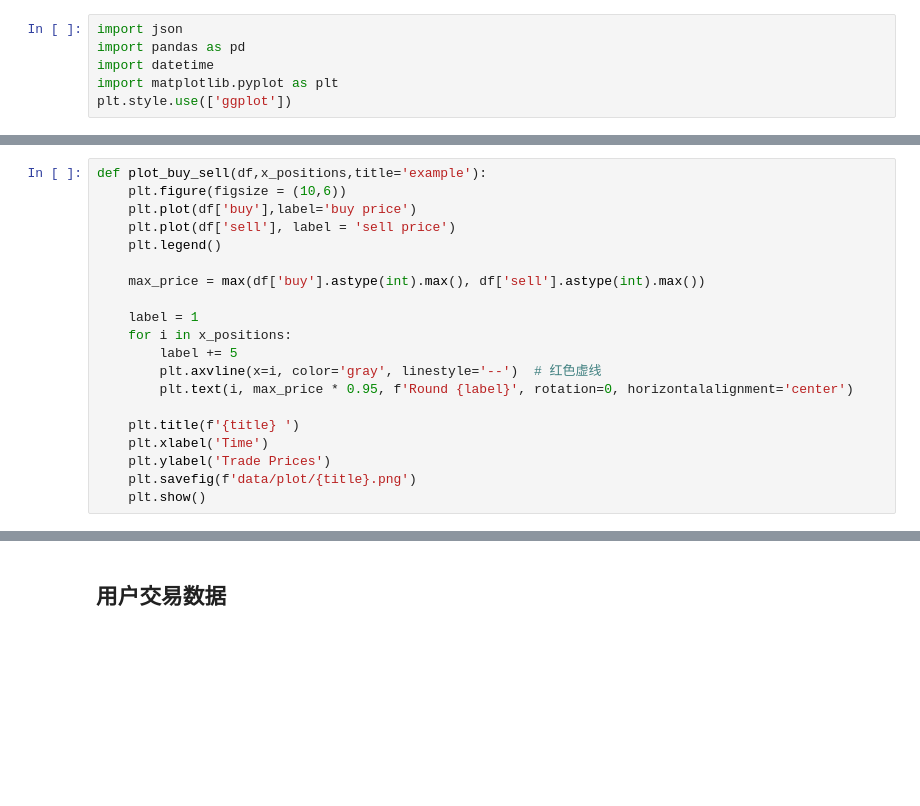
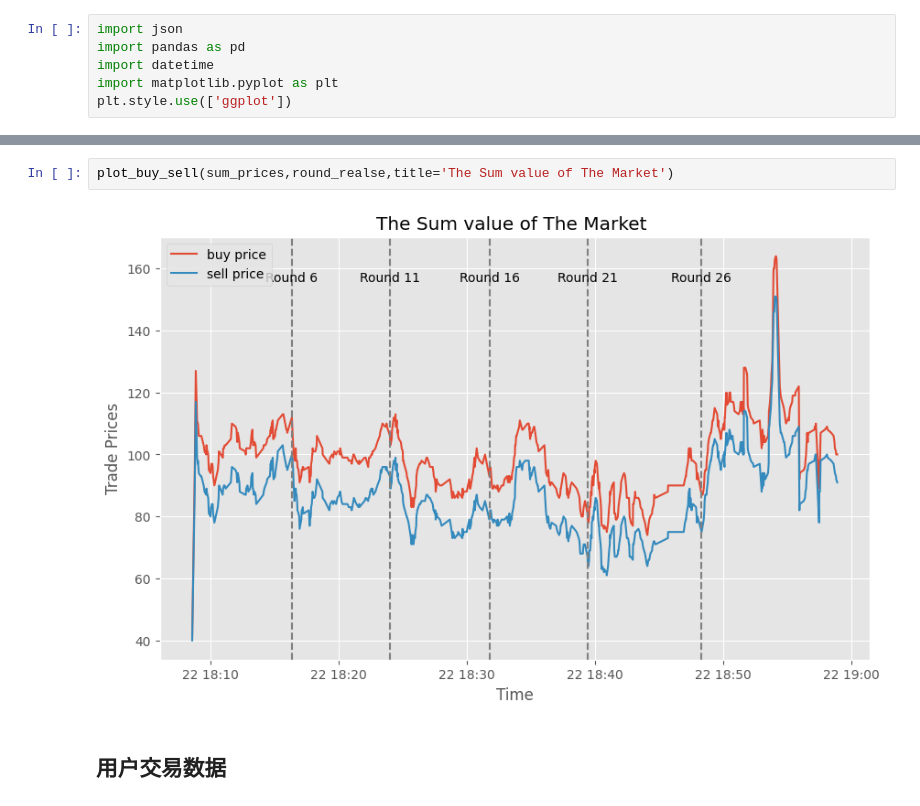
Before and after one commit to xinzhan18/Imperial_derivative_group7, a Jupyter notebook: derivative_code_analysis.ipynb, the cells around one changed output, grey strips where cells are left out. Drawn from its saved outputs; the diff is of its cells as text; blank space fills up the shorter version.

```diff
--- a/derivative_code_analysis.ipynb
+++ b/derivative_code_analysis.ipynb
@@ -70,20 +6,0 @@ def get_role_data(all_user,role):
-# %%
-def plot_buy_sell(df,x_positions,title='example'):
-    plt.figure(figsize = (10,6))
-    plt.plot(df['buy'],label='buy price')
-    plt.plot(df['sell'], label = 'sell price')
-    plt.legend()
-
-    max_price = max(df['buy'].astype(int).max(), df['sell'].astype(int).max())
-
-    label = 1
-    for i in x_positions:
-        label += 5
-        plt.axvline(x=i, color='gray', linestyle='--')  # 红色虚线
-        plt.text(i, max_price * 0.95, f'Round {label}', rotation=0, horizontalalignment='center')
-
-    plt.title(f'{title} ')
-    plt.xlabel('Time')
-    plt.ylabel('Trade Prices')
-    plt.savefig(f'data/plot/{title}.png')
-    plt.show()
@@ -130,3 +340,7 @@ clubs
+# %%
+plot_buy_sell(sum_prices,round_realse,title='The Sum value of The Market')
+# %% [output]
+[figure, added]
 # %% [markdown]
 ## 用户交易数据
 # %% [markdown]
```
Also changed, not shown: parts of 28 cells of this notebook, 12 other files.
